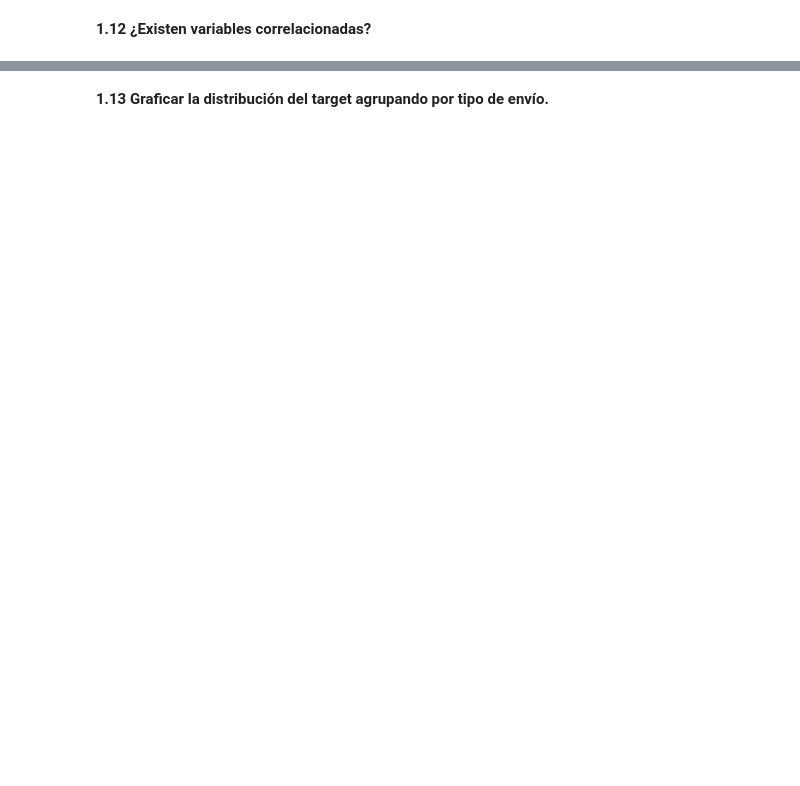
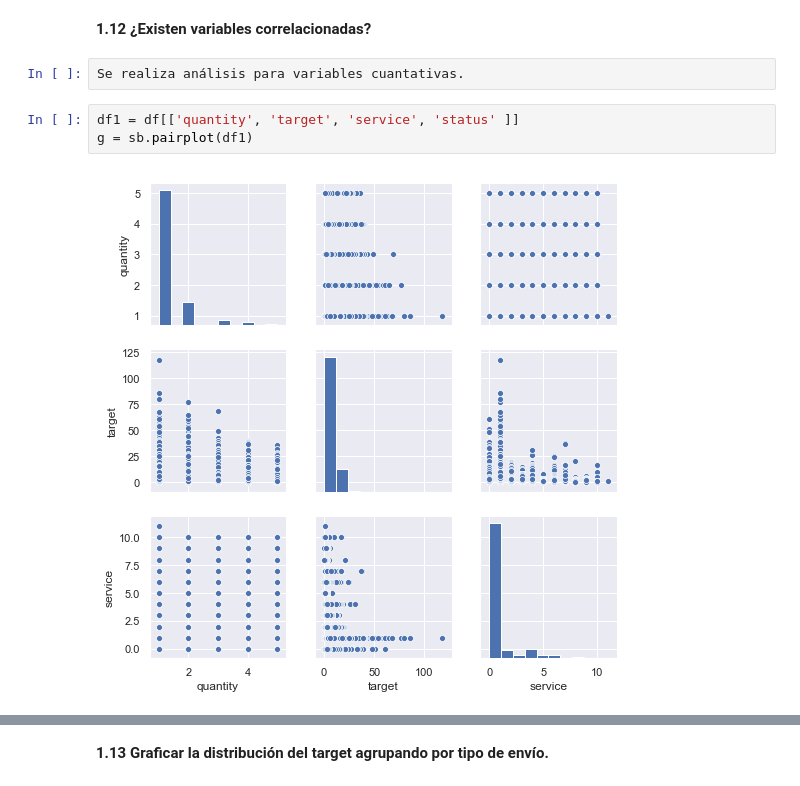
Before and after one commit to manquius/series_temporales, a Jupyter notebook: Practico1.ipynb, the cells around one changed output, grey strips where cells are left out. Cells and saved outputs as stored; diff of their text form; blank space fills up the shorter version.

```diff
--- a/Practico1.ipynb
+++ b/Practico1.ipynb
@@ -435,2 +467,9 @@ df2.head()
 # %% [markdown]
 **1.12 ¿Existen variables correlacionadas?**
+# %%
+Se realiza análisis para variables cuantativas.
+# %%
+df1 = df[['quantity', 'target', 'service', 'status' ]]
+g = sb.pairplot(df1)
+# %% [output]
+[figure, added]
```
Also changed, not shown: parts of 21 cells of this notebook.
